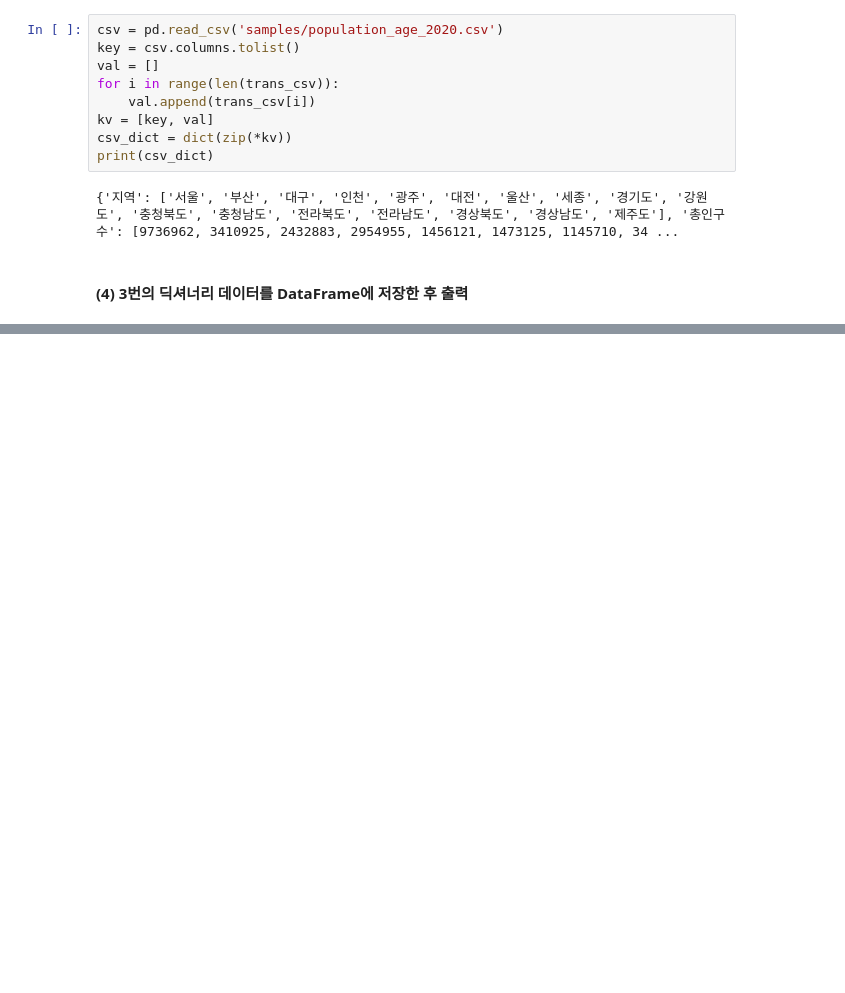
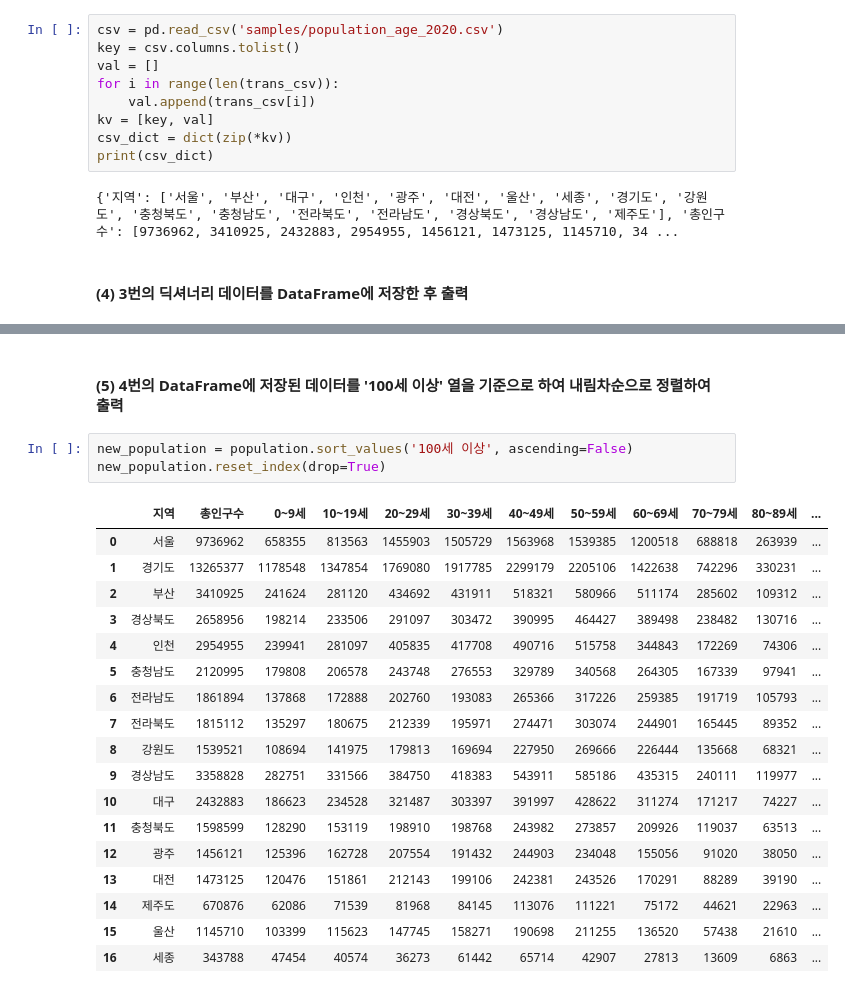
Before and after one commit to YeongilK/Data-Analysis-2020, a Jupyter notebook: 03_Pandas/05_연습문제.ipynb, the cells around one changed output, grey strips where cells are left out. Cells and saved outputs as stored; diff of their text form; blank space fills up the shorter version.

```diff
--- a/03_Pandas/05_연습문제.ipynb
+++ b/03_Pandas/05_연습문제.ipynb
@@ -116,0 +139,24 @@ print(csv_dict)
+# %% [markdown]
+#### (5) 4번의 DataFrame에 저장된 데이터를 '100세 이상' 열을 기준으로 하여 내림차순으로 정렬하여 출력
+# %%
+new_population = population.sort_values('100세 이상', ascending=False)
+new_population.reset_index(drop=True)
+# %% [output]
+|  | 지역 | 총인구수 | 0~9세 | 10~19세 | 20~29세 | 30~39세 | 40~49세 | 50~59세 | 60~69세 | 70~79세 | 80~89세 | ... |
+| 0 | 서울 | 9736962 | 658355 | 813563 | 1455903 | 1505729 | 1563968 | 1539385 | 1200518 | 688818 | 263939 | ... |
+| 1 | 경기도 | 13265377 | 1178548 | 1347854 | 1769080 | 1917785 | 2299179 | 2205106 | 1422638 | 742296 | 330231 | ... |
+| 2 | 부산 | 3410925 | 241624 | 281120 | 434692 | 431911 | 518321 | 580966 | 511174 | 285602 | 109312 | ... |
+| 3 | 경상북도 | 2658956 | 198214 | 233506 | 291097 | 303472 | 390995 | 464427 | 389498 | 238482 | 130716 | ... |
+| 4 | 인천 | 2954955 | 239941 | 281097 | 405835 | 417708 | 490716 | 515758 | 344843 | 172269 | 74306 | ... |
+| 5 | 충청남도 | 2120995 | 179808 | 206578 | 243748 | 276553 | 329789 | 340568 | 264305 | 167339 | 97941 | ... |
+| 6 | 전라남도 | 1861894 | 137868 | 172888 | 202760 | 193083 | 265366 | 317226 | 259385 | 191719 | 105793 | ... |
+| 7 | 전라북도 | 1815112 | 135297 | 180675 | 212339 | 195971 | 274471 | 303074 | 244901 | 165445 | 89352 | ... |
+| 8 | 강원도 | 1539521 | 108694 | 141975 | 179813 | 169694 | 227950 | 269666 | 226444 | 135668 | 68321 | ... |
+| 9 | 경상남도 | 3358828 | 282751 | 331566 | 384750 | 418383 | 543911 | 585186 | 435315 | 240111 | 119977 | ... |
+| 10 | 대구 | 2432883 | 186623 | 234528 | 321487 | 303397 | 391997 | 428622 | 311274 | 171217 | 74227 | ... |
+| 11 | 충청북도 | 1598599 | 128290 | 153119 | 198910 | 198768 | 243982 | 273857 | 209926 | 119037 | 63513 | ... |
+| 12 | 광주 | 1456121 | 125396 | 162728 | 207554 | 191432 | 244903 | 234048 | 155056 | 91020 | 38050 | ... |
+| 13 | 대전 | 1473125 | 120476 | 151861 | 212143 | 199106 | 242381 | 243526 | 170291 | 88289 | 39190 | ... |
+| 14 | 제주도 | 670876 | 62086 | 71539 | 81968 | 84145 | 113076 | 111221 | 75172 | 44621 | 22963 | ... |
+| 15 | 울산 | 1145710 | 103399 | 115623 | 147745 | 158271 | 190698 | 211255 | 136520 | 57438 | 21610 | ... |
+| 16 | 세종 | 343788 | 47454 | 40574 | 36273 | 61442 | 65714 | 42907 | 27813 | 13609 | 6863 | ... |
```
Also changed, not shown: parts of 1 cell of this notebook.
